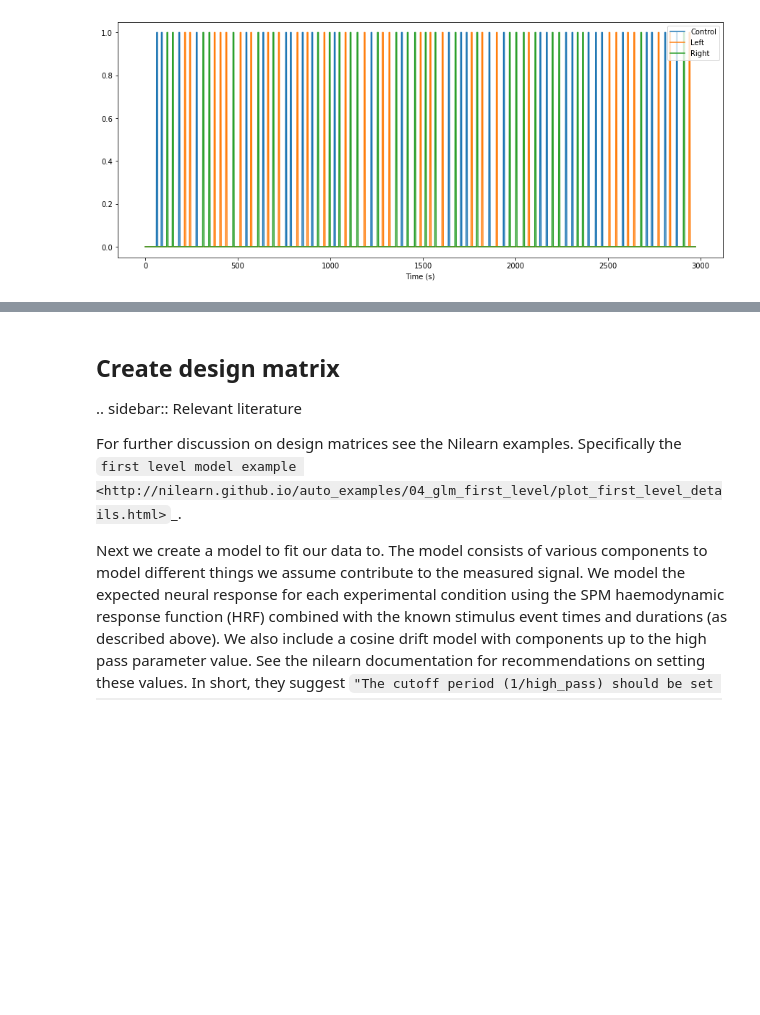
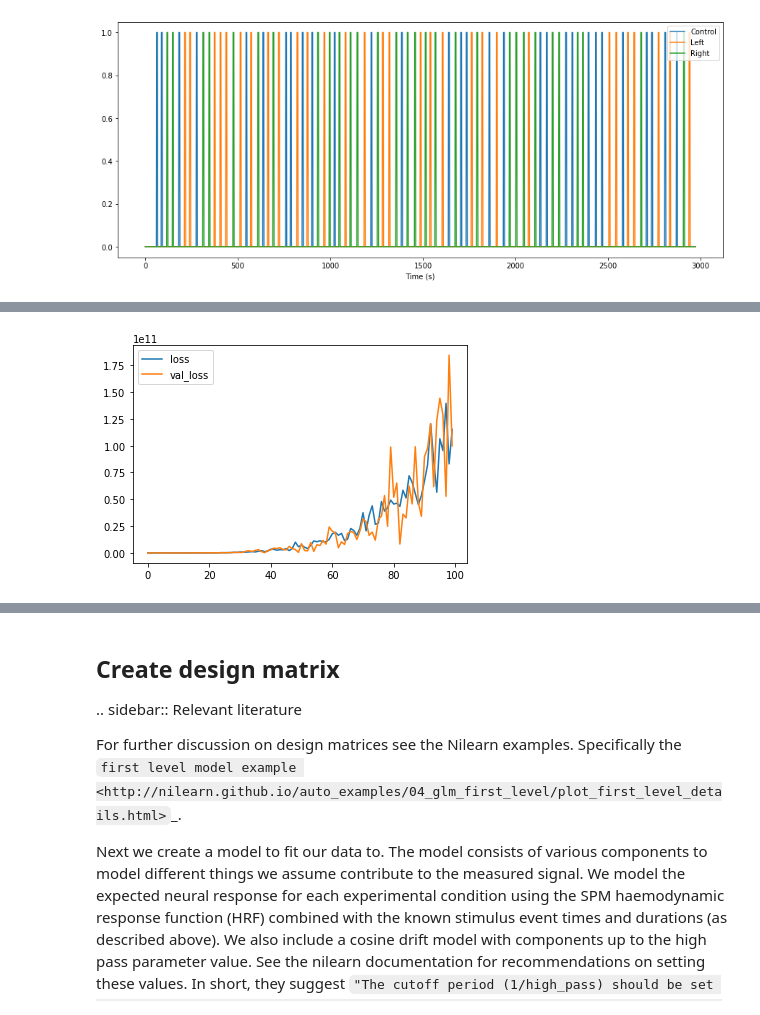
Before and after one commit to Rogerio-mack/fNIRS, a Jupyter notebook: plot_11_hrf_measured_b.ipynb, the cells around one changed output, grey strips where cells are left out. Cells and saved outputs as stored; diff of their text form; code cells hidden in the pictures; blank space fills up the shorter version.

```diff
--- a/plot_11_hrf_measured_b.ipynb
+++ b/plot_11_hrf_measured_b.ipynb
@@ -223,0 +283,6 @@ Used Annotations descriptions: ['Control', 'Tapping/Left', 'Tapping/Right']
+# %%
+X=raw_haemo.to_data_frame().iloc[:,1:7]
+y=s_encode_label
+X_train,X_test,y_train,y_test=train_test_split(X,y,test_size=0.30,random_state=123)
+# Em X somente as colunas que não queremos fornecer para o modelo realizar as classificações
+# Em y a Variável Resposta que queremos que o modelo classifique
@@ -223,0 +343,14 @@ Used Annotations descriptions: ['Control', 'Tapping/Left', 'Tapping/Right']
+# %%
+from sklearn.metrics import confusion_matrix
+from sklearn.metrics import classification_report
+from sklearn.metrics import accuracy_score
+
+y_pred = clf.predict(X_test)
+
+cm = confusion_matrix(y_pred, y_test)
+print(cm)
+
+accuracy = accuracy_score(y_pred, y_test)
+print(accuracy)
+
+print(classification_report(y_pred,y_test))
@@ -223,0 +379,75 @@ Used Annotations descriptions: ['Control', 'Tapping/Left', 'Tapping/Right']
+# %%
+from tensorflow import keras
+from tensorflow.keras import layers
+import tensorflow as tf
+from sklearn.preprocessing import scale
+
+# Hot encode
+# from tensorflow.keras.utils import to_categorical
+# y = to_categorical(fraud.fraudulent)
+
+# X=scale(raw_haemo.to_data_frame().iloc[:,1::])
+X=scale(raw_intensity.to_data_frame().iloc[:,1::])
+y=s
+
+# Treinamento e Teste
+X_train, X_test, y_train, y_test = train_test_split(X, y, test_size=0.3, random_state=123)
+
+# Define o Modelo
+model = keras.Sequential(layers.Dense(X.shape[1], activation='relu', input_shape=[X.shape[1]]))
+
+model.add(layers.Dense(128, activation='relu'))
+model.add(layers.Dense(256, activation='relu'))
+model.add(layers.Dense(256, activation='relu'))
+model.add(layers.Dense(64, activation='relu'))
+model.add(layers.Dense(3, activation='sigmoid'))
+
+print(model.summary())
+
+# Compila o Modelo
+model.compile(loss='categorical_crossentropy', optimizer='adam', metrics=['accuracy'])
+
+# Treina o Modelo
+early_stopping = keras.callbacks.EarlyStopping(
+#    patience=30,
+    min_delta=0.001,
+    restore_best_weights=True,
+)
+
+history = model.fit(
+    X_train, y_train,
+    batch_size=32,
+    validation_split=0.3,
+    epochs=100,
+#    callbacks=[early_stopping],
+    verbose=1,
+)
+
+from sklearn.metrics import confusion_matrix, classification_report, accuracy_score
+def print_results(y_test, y_pred):
+  print('Matriz de Confusão: \n' , confusion_matrix(y_test, y_pred))
+  print(classification_report(y_test, y_pred))
+  print('Acuracidade: ' , accuracy_score(y_test, y_pred))
+  return
+
+def display_acc_hist(history):
+  history_df = pd.DataFrame(history.history)
+  display(history_df.head())
+  # Start the plot at epoch 0
+  history_df.loc[0:, ['loss', 'val_loss']].plot()
+  history_df.loc[0:, ['accuracy', 'val_accuracy']].plot()
+
+  print(("Best Validation Loss: {:0.4f}" +\
+      "\nBest Validation Accuracy: {:0.4f}")\
+      .format(history_df['val_loss'].min(),
+              history_df['val_accuracy'].max()))
+  return
+
+display_acc_hist(history)
+
+# Avalia o Modelo
+y_pred = np.argmax(model.predict(X_test), axis=1)
+y_test = np.argmax(y_test, axis=1)
+
+print_results(y_test, y_pred)
+# %% [output]
@@ -223,0 +494 @@ Used Annotations descriptions: ['Control', 'Tapping/Left', 'Tapping/Right']
+[figure, added]
```
Also changed, not shown: parts of 20 cells of this notebook.
